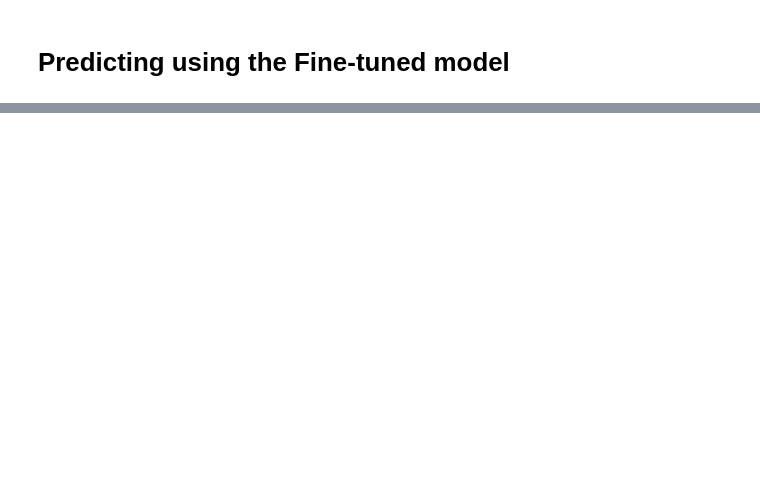
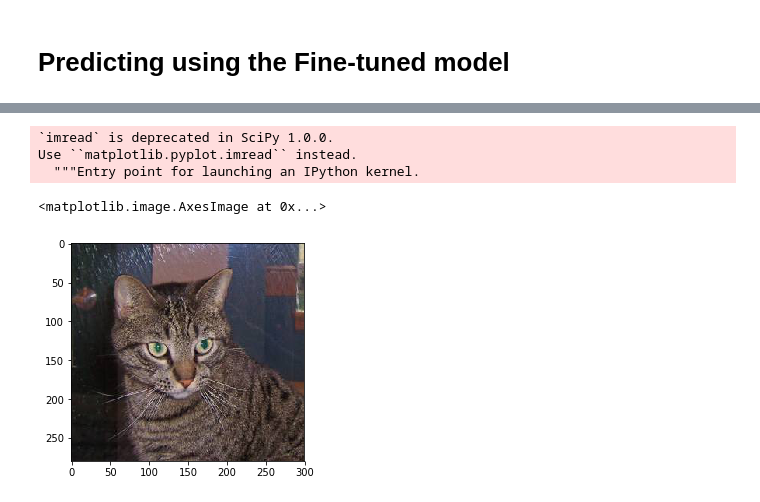
Before and after one commit to SaretMagnoslove/DeepLearning_with_Keras, a Jupyter notebook: Deeplizard/catsAndDogs/Deeplizard-CNN.ipynb, the cells around one changed output, grey strips where cells are left out. Cells and saved outputs as stored; diff of their text form; code cells hidden in the pictures; blank space fills up the shorter version.

```diff
--- a/Deeplizard/catsAndDogs/Deeplizard-CNN.ipynb
+++ b/Deeplizard/catsAndDogs/Deeplizard-CNN.ipynb
@@ -321,0 +325,2 @@ Confusion matrix, without normalization
+# %%
+image_path = 'train/cats/cat.1.jpg'
@@ -321,0 +329,9 @@ Confusion matrix, without normalization
+# %%
+image = np.expand_dims(ndimage.imread(image_path), 0)
+plt.imshow(image[0])
+# %% [output]
+`imread` is deprecated in SciPy 1.0.0.
+Use ``matplotlib.pyplot.imread`` instead.
+  """Entry point for launching an IPython kernel.
+<matplotlib.image.AxesImage at 0x...>
+[figure, added]
```
Also changed, not shown: parts of 20 cells of this notebook, 2 other files.
